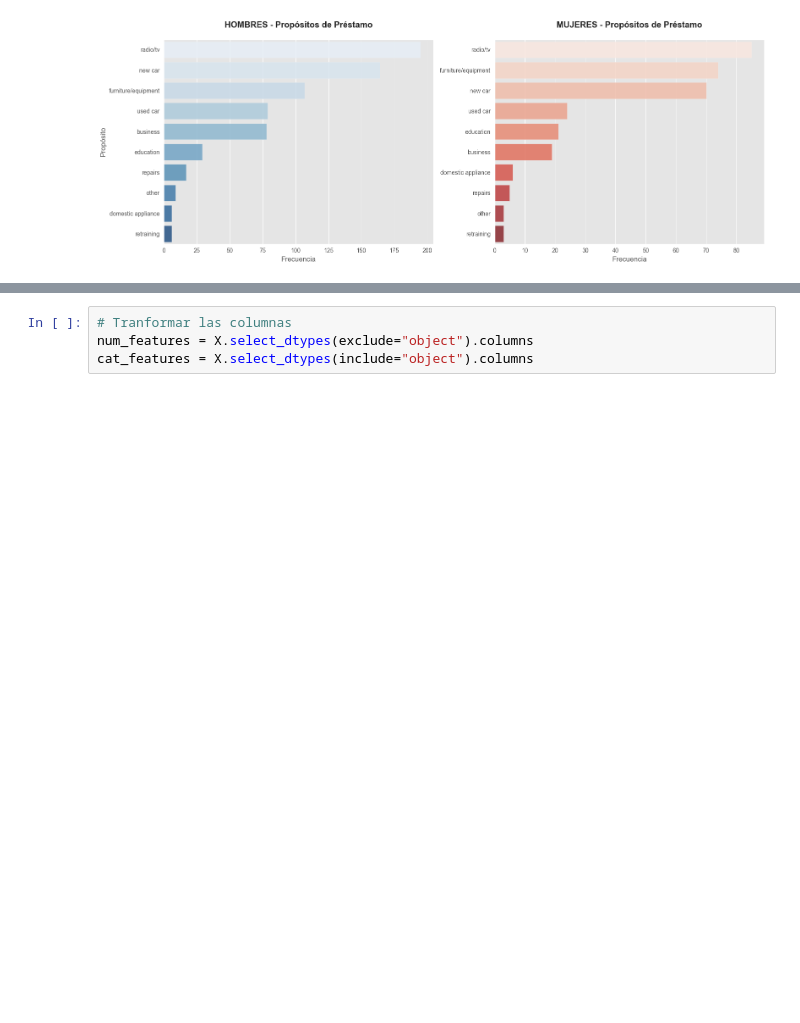
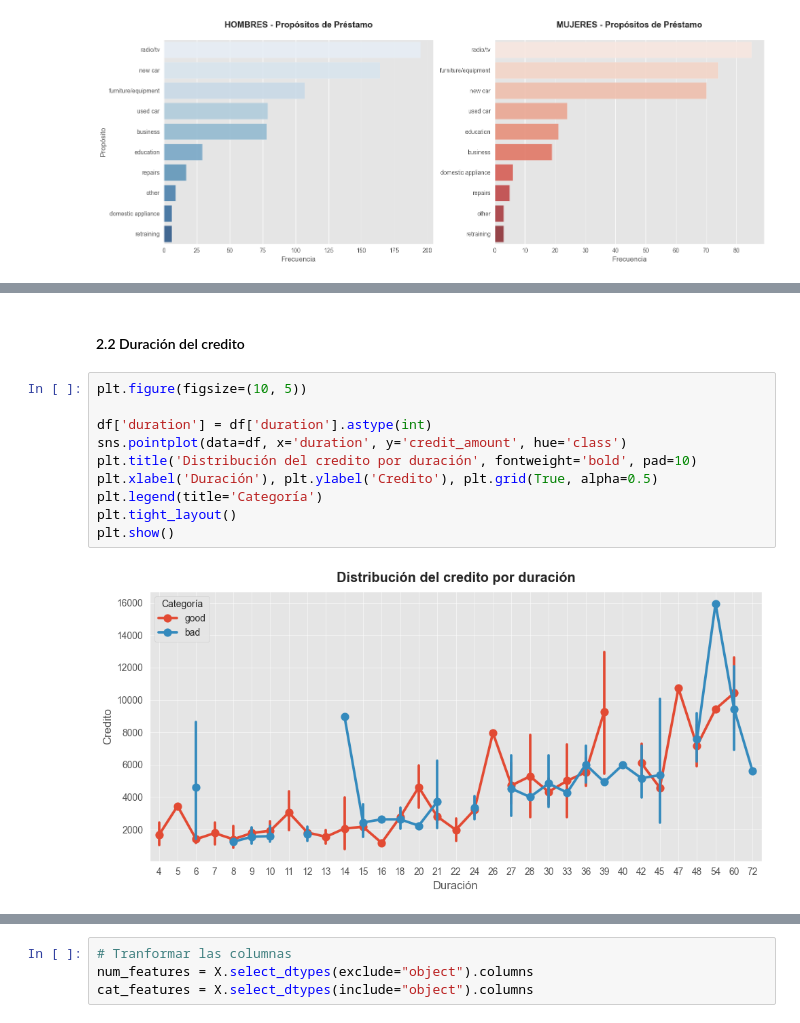
Before and after one commit to ThEmpiEric/ml-project, a Jupyter notebook: notebooks/DEA_RiskCredit.ipynb, the cells around one changed output, grey strips where cells are left out. Drawn from its saved outputs; the diff is of its cells as text; blank space fills up the shorter version.

```diff
--- a/notebooks/DEA_RiskCredit.ipynb
+++ b/notebooks/DEA_RiskCredit.ipynb
@@ -393,0 +407,14 @@ plt.show()
+# %% [markdown]
+#### 2.2 Duración del credito
+# %%
+plt.figure(figsize=(10, 5))
+
+df['duration'] = df['duration'].astype(int)
+sns.pointplot(data=df, x='duration', y='credit_amount', hue='class')
+plt.title('Distribución del credito por duración', fontweight='bold', pad=10)
+plt.xlabel('Duración'), plt.ylabel('Credito'), plt.grid(True, alpha=0.5)
+plt.legend(title='Categoría')
+plt.tight_layout()
+plt.show()
+# %% [output]
+[figure, added]
```
Also changed, not shown: parts of 17 cells of this notebook, 6 other files.
